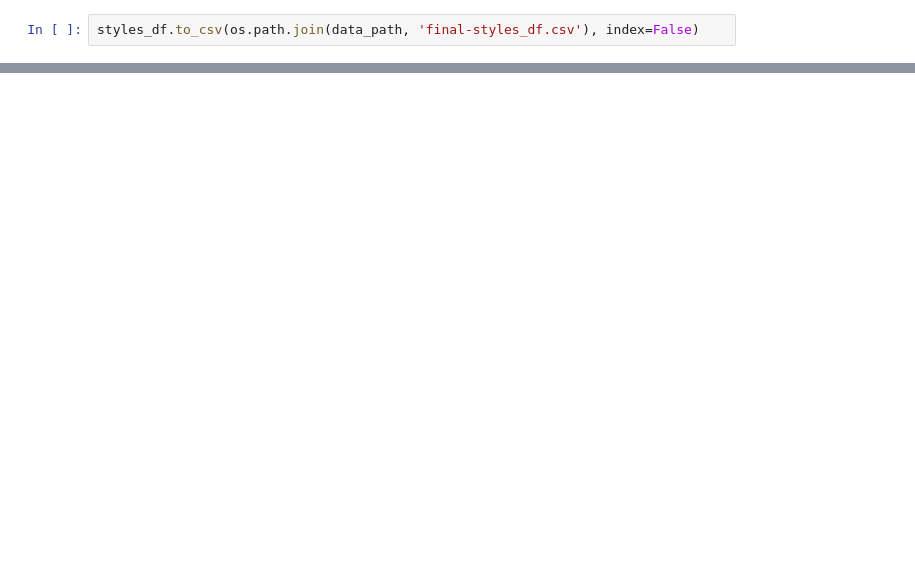
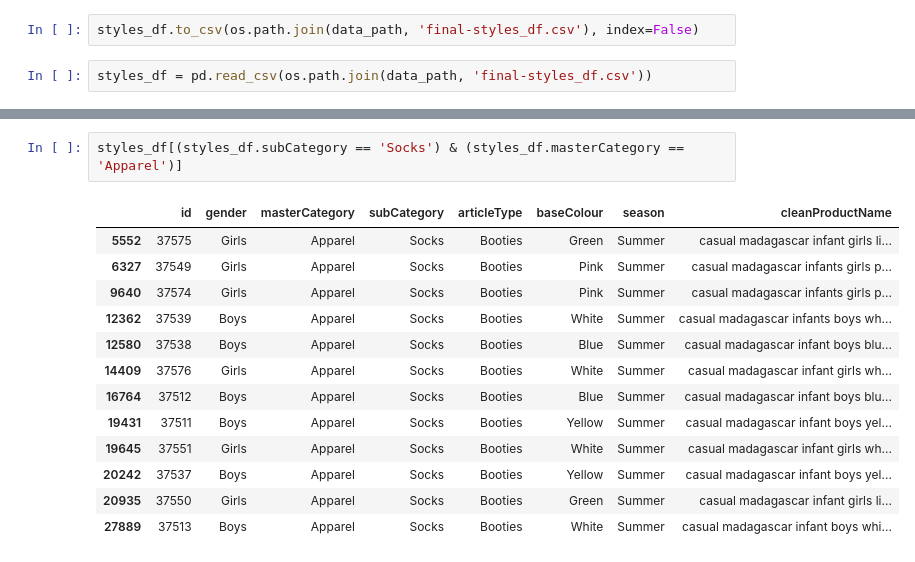
Before and after one commit to nikhil-salodkar/fashion_detection, a Jupyter notebook: notebooks/fashion_product_images_kaggle.ipynb, the cells around one changed output, grey strips where cells are left out. Cells and saved outputs as stored; diff of their text form; blank space fills up the shorter version.

```diff
--- a/notebooks/fashion_product_images_kaggle.ipynb
+++ b/notebooks/fashion_product_images_kaggle.ipynb
@@ -671,3 +672,5 @@ styles_df.tail()
 | 44068 | 28563 | Men | Apparel | Topwear | Tshirts | Orange | Summer | casual nike men brushed orange -s... |
 # %%
 styles_df.to_csv(os.path.join(data_path, 'final-styles_df.csv'), index=False)
+# %%
+styles_df = pd.read_csv(os.path.join(data_path, 'final-styles_df.csv'))
@@ -673,0 +753,16 @@ styles_df.to_csv(os.path.join(data_path, 'final-styles_df.csv'), index=False)
+# %%
+styles_df[(styles_df.subCategory == 'Socks') & (styles_df.masterCategory == 'Apparel')]
+# %% [output]
+|  | id | gender | masterCategory | subCategory | articleType | baseColour | season | cleanProductName |
+| 5552 | 37575 | Girls | Apparel | Socks | Booties | Green | Summer | casual madagascar infant girls li... |
+| 6327 | 37549 | Girls | Apparel | Socks | Booties | Pink | Summer | casual madagascar infants girls p... |
+| 9640 | 37574 | Girls | Apparel | Socks | Booties | Pink | Summer | casual madagascar infants girls p... |
+| 12362 | 37539 | Boys | Apparel | Socks | Booties | White | Summer | casual madagascar infants boys wh... |
+| 12580 | 37538 | Boys | Apparel | Socks | Booties | Blue | Summer | casual madagascar infant boys blu... |
+| 14409 | 37576 | Girls | Apparel | Socks | Booties | White | Summer | casual madagascar infant girls wh... |
+| 16764 | 37512 | Boys | Apparel | Socks | Booties | Blue | Summer | casual madagascar infant boys blu... |
+| 19431 | 37511 | Boys | Apparel | Socks | Booties | Yellow | Summer | casual madagascar infant boys yel... |
+| 19645 | 37551 | Girls | Apparel | Socks | Booties | White | Summer | casual madagascar infant girls wh... |
+| 20242 | 37537 | Boys | Apparel | Socks | Booties | Yellow | Summer | casual madagascar infant boys yel... |
+| 20935 | 37550 | Girls | Apparel | Socks | Booties | Green | Summer | casual madagascar infant girls li... |
+| 27889 | 37513 | Boys | Apparel | Socks | Booties | White | Summer | casual madagascar infant boys whi... |
```
Also changed, not shown: parts of 11 cells of this notebook, 4 other files.
